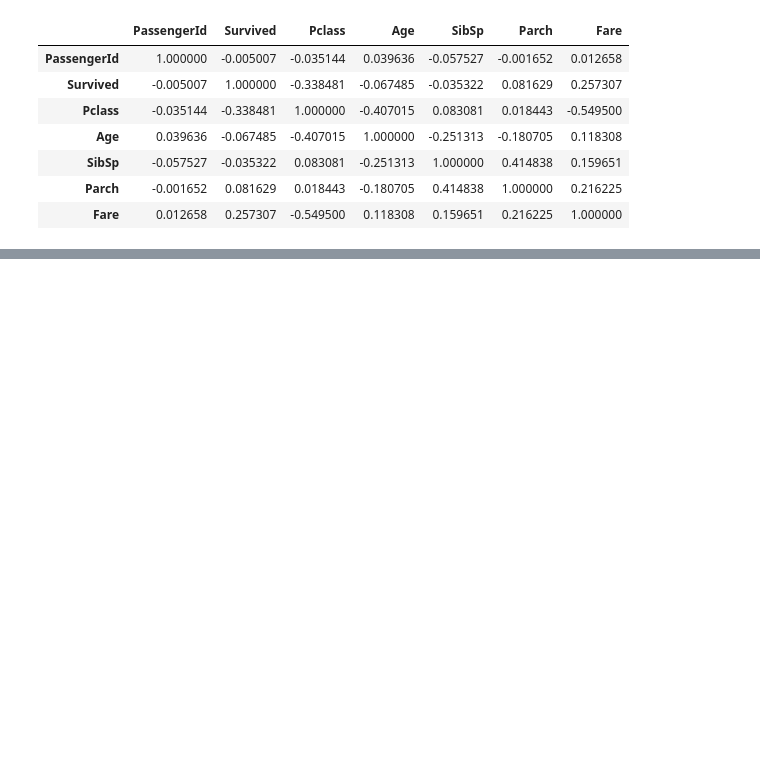
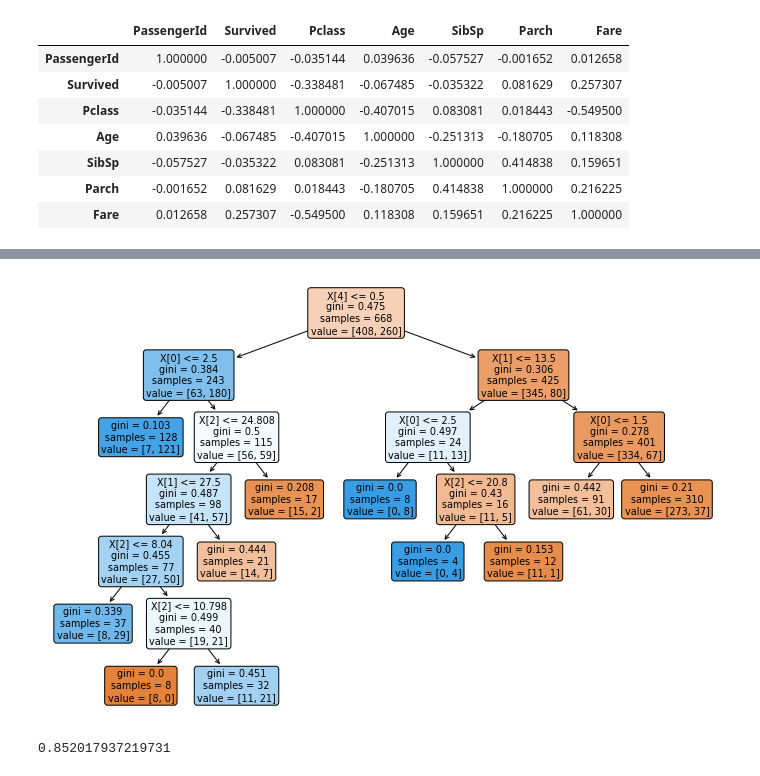
Before and after one commit to AnishJainChhabra/newrepo, a Jupyter notebook: titanic-code.ipynb, the cells around one changed output, grey strips where cells are left out. Cells and saved outputs as stored; diff of their text form; code cells hidden in the pictures; blank space fills up the shorter version.

```diff
--- a/titanic-code.ipynb
+++ b/titanic-code.ipynb
@@ -286,0 +419,12 @@ DecisionTreeClassifier(random_state=0)
+# %%
+clf=DecisionTreeClassifier(random_state=0,ccp_alpha=0.005)
+clf.fit(X_train,y_train)
+plt.figure(figsize=(12,8))
+tree.plot_tree(clf,rounded=True,filled=True)
+plt.show()
+# %% [output]
+[figure, added]
+# %%
+accuracy_score(y_test,clf.predict(X_test))
+# %% [output]
+0.852017937219731
```
Also changed, not shown: parts of 64 cells of this notebook.
